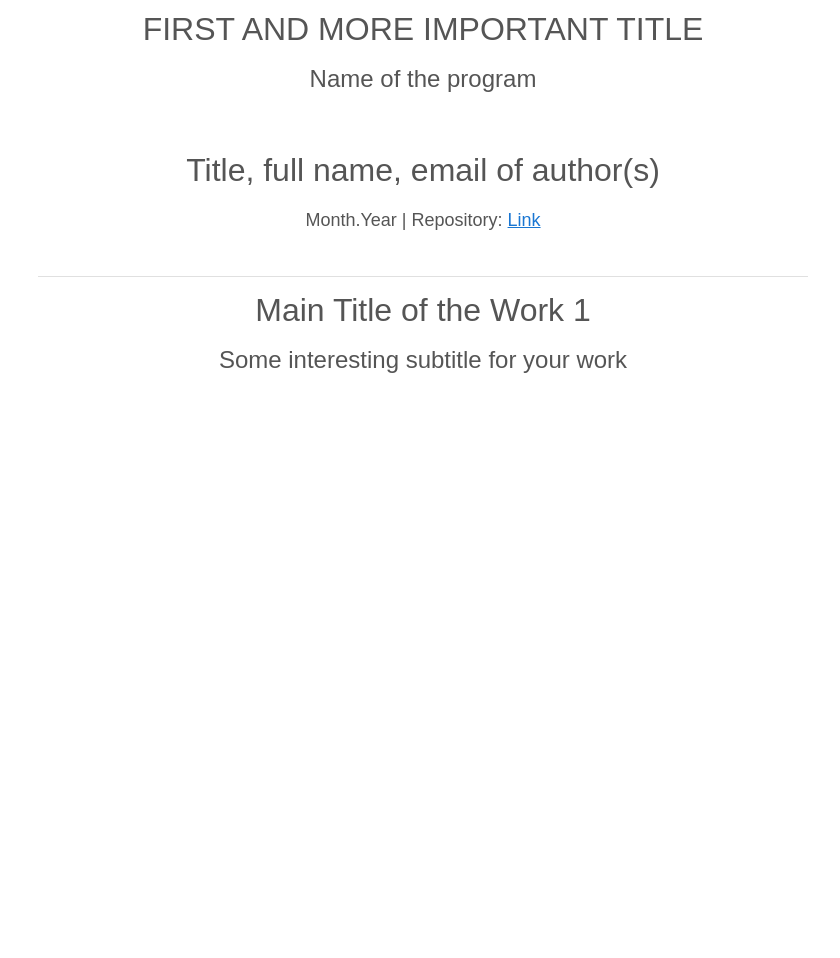
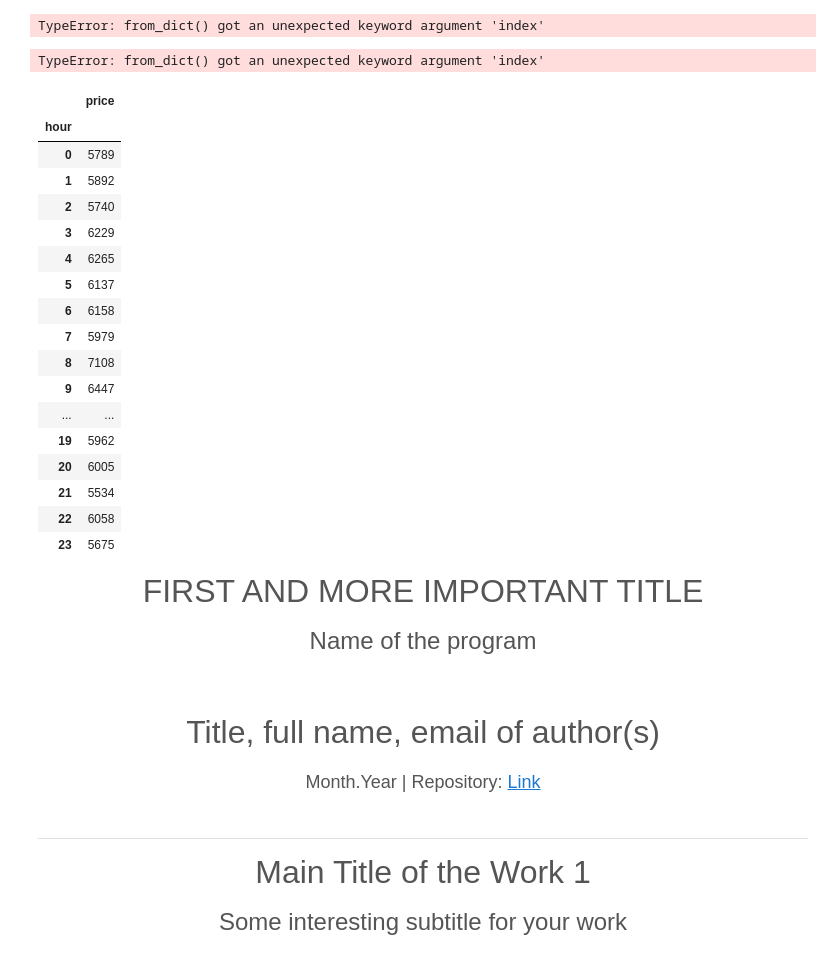
Before and after one commit to bmanica/obmetrics-lab1, a Jupyter notebook: notebook.ipynb, the cells around one changed output. Cells and saved outputs as stored; diff of their text form; code cells hidden in the pictures; blank space fills up the shorter version.

```diff
--- a/notebook.ipynb
+++ b/notebook.ipynb
@@ -2,0 +6,3 @@
+# %%
+ob_data = dt.ob_data_bit
+pt_data = dt.pt_data
@@ -2,0 +15,4 @@
+# %%
+# PT Metrics
+pt_metrics = fn.get_pt_metrics(pt_data)
+pt_metrics.keys()
@@ -3,3 +39,32 @@
+# %%
+pd.DataFrame.from_dict(metrics['ask_volume'], index=1).T
+# %% [output]
+TypeError: from_dict() got an unexpected keyword argument 'index'
+# %%
+pd.DataFrame.from_dict(metrics['ask_volume'], index=[1,2])
+# %% [output]
+TypeError: from_dict() got an unexpected keyword argument 'index'
+# %%
+pt_metrics['buy_count']
+# %% [output]
+|  | price |
+| hour |  |
+| 0 | 5789 |
+| 1 | 5892 |
+| 2 | 5740 |
+| 3 | 6229 |
+| 4 | 6265 |
+| 5 | 6137 |
+| 6 | 6158 |
+| 7 | 5979 |
+| 8 | 7108 |
+| 9 | 6447 |
+| ... | ... |
+| 19 | 5962 |
+| 20 | 6005 |
+| 21 | 5534 |
+| 22 | 6058 |
+| 23 | 5675 |
 # %% [markdown]
 <center><font color=#555555><font size=6> FIRST AND MORE  IMPORTANT TITLE </font> <br> <br>
 
```
Also changed, not shown: parts of 7 cells of this notebook, 2 other files.
